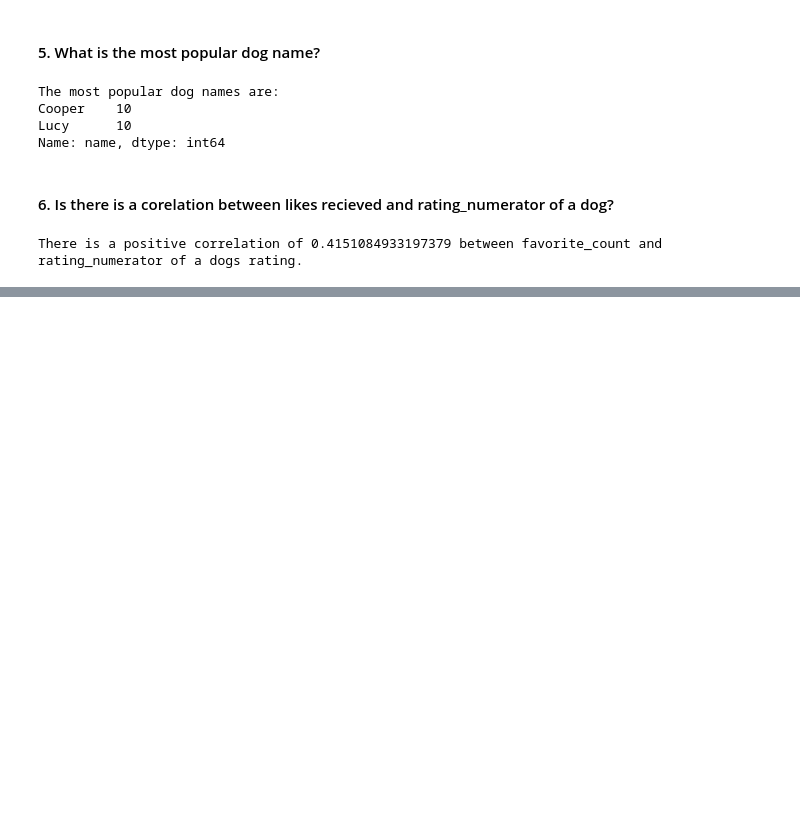
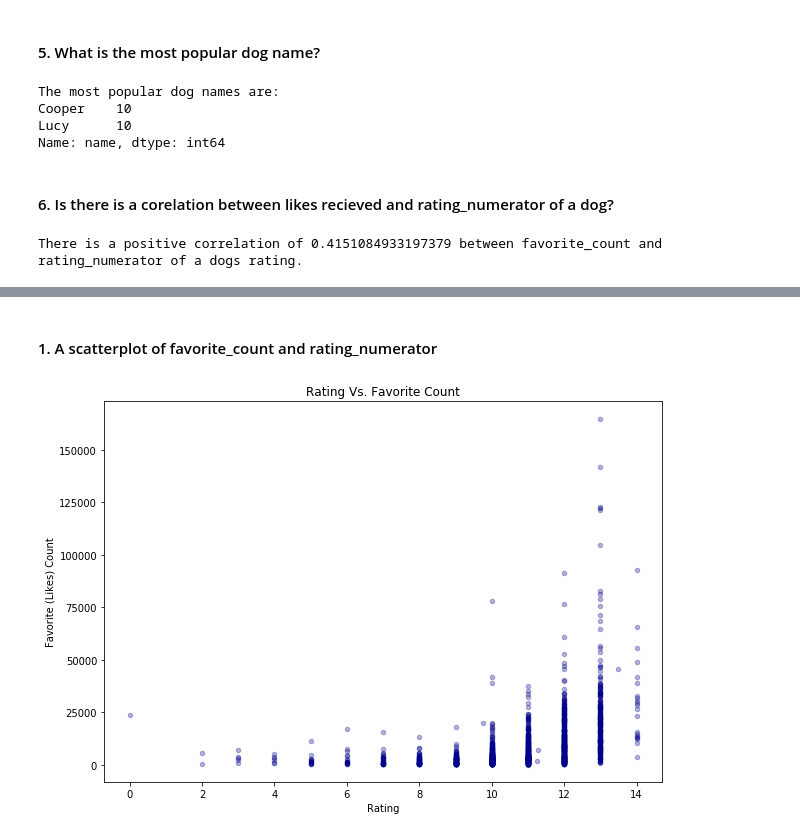
Before and after one commit to naseerfaheem/wrangle-and-analyze-weratedogs-project, a Jupyter notebook: wrangle_act.ipynb, the cells around one changed output, grey strips where cells are left out. Drawn from its saved outputs; the diff is of its cells as text; code cells hidden in the pictures; blank space fills up the shorter version.

Commit message:
visualizing dataset

```diff
--- a/wrangle_act.ipynb
+++ b/wrangle_act.ipynb
@@ -1454,0 +1461,13 @@ There is a positive correlation of 0.4151084933197379 between favorite_count and
+# %% [markdown]
+#### 1. A scatterplot of favorite_count and rating_numerator
+# %%
+twitter_master.plot.scatter(x='rating_numerator',
+                           y= 'favorite_count',
+                           c='DarkBlue',
+                           alpha= 0.3,
+                           figsize = (10,7))
+plt.title('Rating Vs. Favorite Count')
+plt.xlabel('Rating')
+plt.ylabel('Favorite (Likes) Count');
+# %% [output]
+[figure, added]
```
Also changed, not shown: parts of 16 cells of this notebook.
